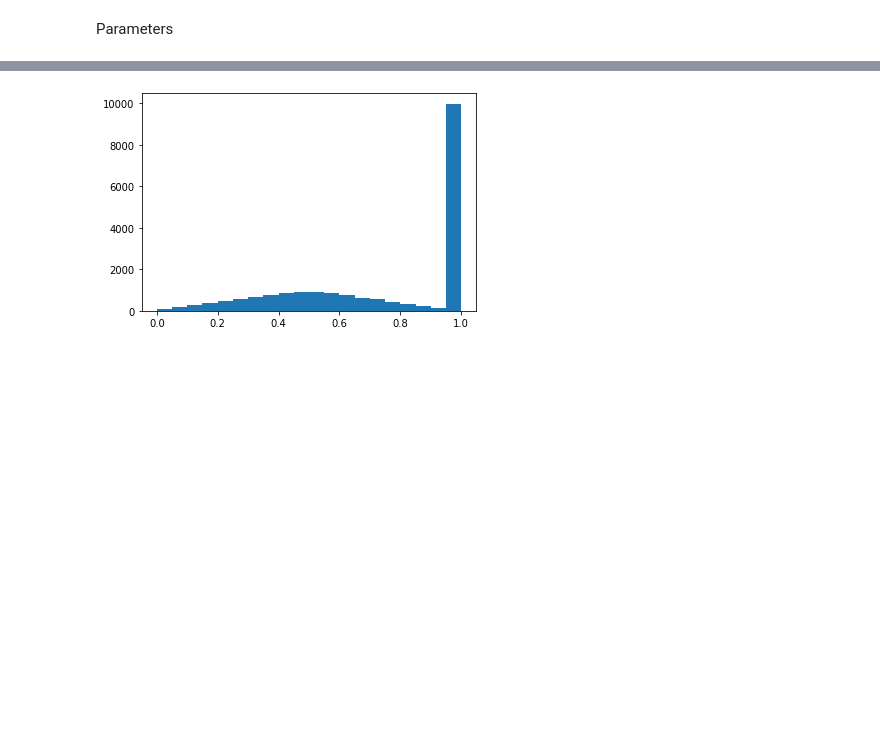
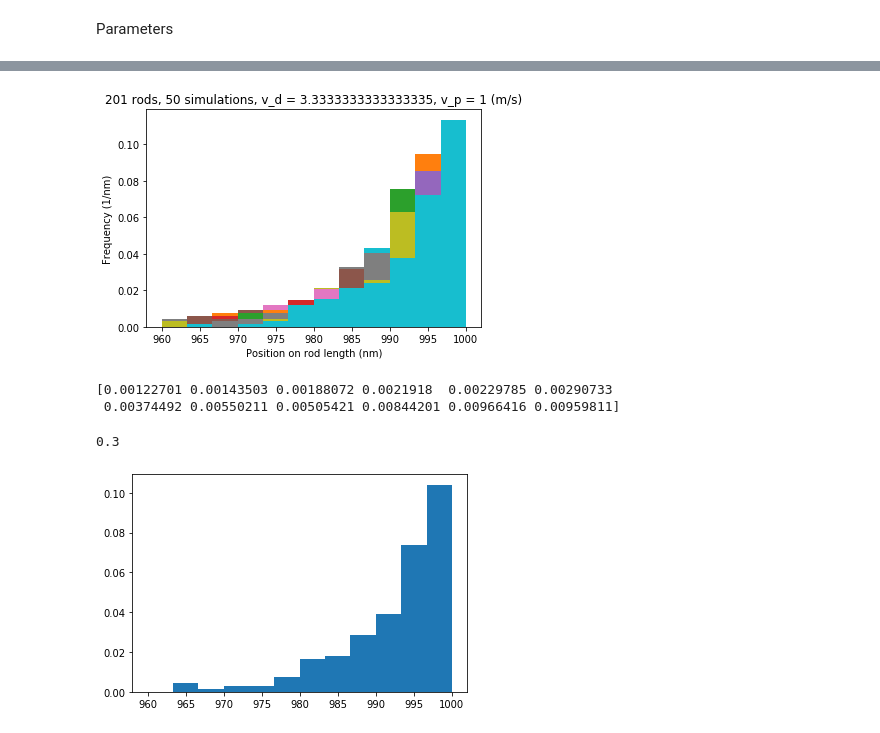
Before and after one commit to Terasuki/UG-PX402-ActiveMatter-2022-23, a Jupyter notebook: graphs.ipynb, the cells around one changed output, grey strips where cells are left out. Cells and saved outputs as stored; diff of their text form; code cells hidden in the pictures; blank space fills up the shorter version.

```diff
--- a/graphs.ipynb
+++ b/graphs.ipynb
@@ -222,4 +216,18 @@ plt.scatter(x, np.subtract(power_t(x, a,b), means[:15]))
-# %%
-motorRelativePositions(motors)
-# %% [output]
-[figure, removed]
+# %%
+def exp(x, c):
+    return np.exp(-c*x)
+
+def line(x, a, b):
+    return a*(x-1) + b
+
+motors = np.loadtxt('motors.dat')
+plt.hist(motors[:, 0], 30, (0,1), density=True)
+#plt.show()
+
+x = np.linspace(0, 1, 100)
+#plt.plot(x, exp(x, c))
+
+
+plt.show()
+plt.hist(motors[:, 0], 30, (0.9,1))
+print(np.extract(motors[:, 0] <= 0.999, motors).size)
@@ -225,0 +286,43 @@ motorRelativePositions(motors)
+# %%
+def exp(x, a, b):
+    return b*np.exp(a*x)
+
+def lineal(x, a, b):
+    return a*(x-1000) + b
+motors_all = np.loadtxt('motors_multiple.dat')
+
+v_d = 10/3
+v_p = 1
+
+bins = 12
+start_point = 960
+
+simuls = motors_all[:, 0].size
+x = np.linspace(start_point, 1000, bins)
+bins_vals = np.zeros((simuls, bins))
+y = np.zeros(bins)
+y_error = np.zeros(bins)
+for i in range(simuls):
+    bins_vals[i], bin_borders, _ = plt.hist(motors_all[i], bins, (start_point, 1000), density=True)
+
+plt.title(f'201 rods, 50 simulations, v_d = {v_d}, v_p = {v_p} (m/s)')
+plt.xlabel('Position on rod length (nm)')
+plt.ylabel('Frequency (1/nm)')
+
+for n in range(bins):
+    y[n] = np.mean(bins_vals[:, n])
+    y_error[n] = np.std(bins_vals[:, n])
+
+plt.show()
+
+
+print(y_error)
+
+vals, _, _ = plt.hist(motors_all[1], bins, (start_point, 1000), density=True)
+np.sum(vals)
+# %% [output]
+[figure, added]
+[0.00122701 0.00143503 0.00188072 0.0021918  0.00229785 0.00290733
+ 0.00374492 0.00550211 0.00505421 0.00844201 0.00966416 0.00959811]
+0.3
+[figure, added]
```
Also changed, not shown: parts of 18 cells of this notebook.
